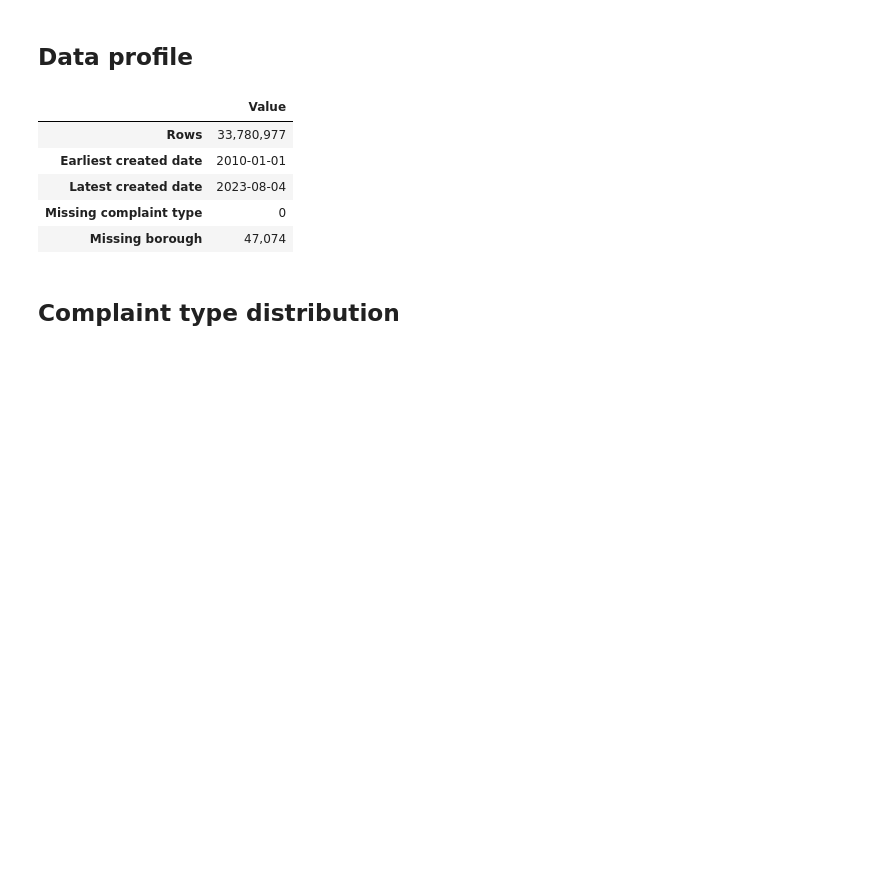
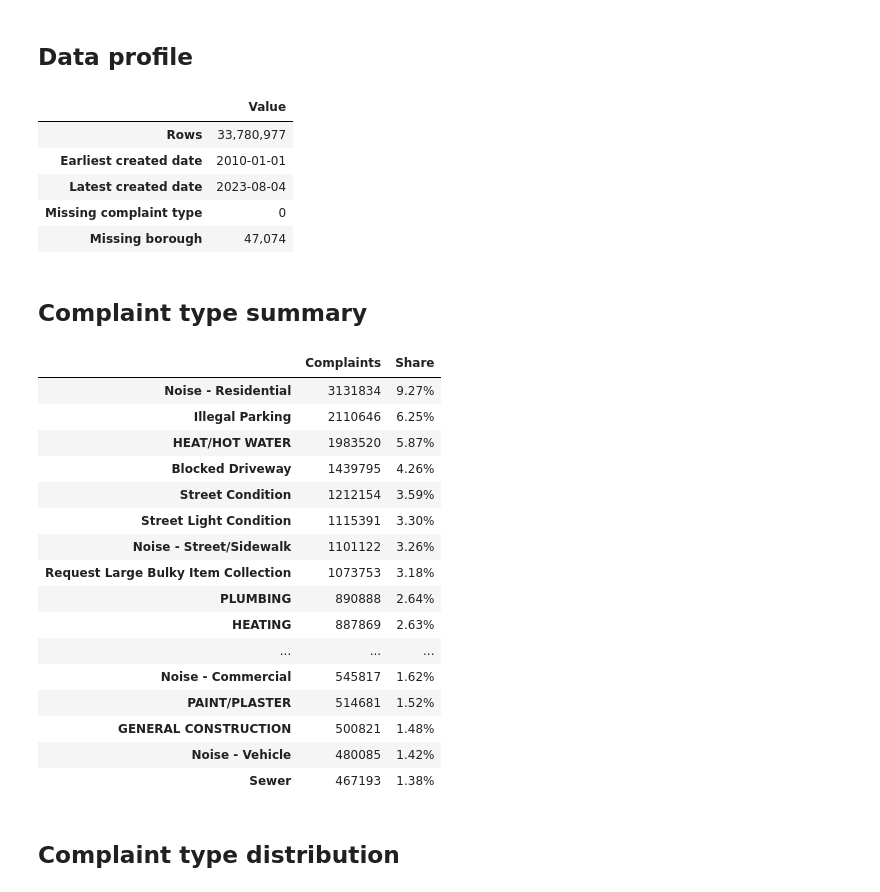
Before and after one commit to Riccia-Liang/Business_Analytics, a Jupyter notebook: NYC_311_Complaint_Type_Distribution_Visualization.ipynb, the cells around one changed output. Saved outputs shown, nothing was run; the diff lists cells and outputs as text; code cells hidden in the pictures; blank space fills up the shorter version.

```diff
--- a/NYC_311_Complaint_Type_Distribution_Visualization.ipynb
+++ b/NYC_311_Complaint_Type_Distribution_Visualization.ipynb
@@ -49,6 +49,30 @@ profile
 | Latest created date | 2023-08-04 |
 | Missing complaint type | 0 |
 | Missing borough | 47,074 |
+# %% [markdown]
+## Complaint type summary
+# %%
+summary = data['complaint_type'].value_counts().head(20).to_frame('Complaints')
+summary['Share'] = (summary['Complaints'] / data['complaint_type'].count()).map(lambda x: f'{x:.2%}')
+summary
+# %% [output]
+|  | Complaints | Share |
+| Noise - Residential | 3131834 | 9.27% |
+| Illegal Parking | 2110646 | 6.25% |
+| HEAT/HOT WATER | 1983520 | 5.87% |
+| Blocked Driveway | 1439795 | 4.26% |
+| Street Condition | 1212154 | 3.59% |
+| Street Light Condition | 1115391 | 3.30% |
+| Noise - Street/Sidewalk | 1101122 | 3.26% |
+| Request Large Bulky Item Collection | 1073753 | 3.18% |
+| PLUMBING | 890888 | 2.64% |
+| HEATING | 887869 | 2.63% |
+| ... | ... | ... |
+| Noise - Commercial | 545817 | 1.62% |
+| PAINT/PLASTER | 514681 | 1.52% |
+| GENERAL CONSTRUCTION | 500821 | 1.48% |
+| Noise - Vehicle | 480085 | 1.42% |
+| Sewer | 467193 | 1.38% |
 # %% [markdown]
 ## Complaint type distribution
 # %%
```
Also changed, not shown: 10 other files.
